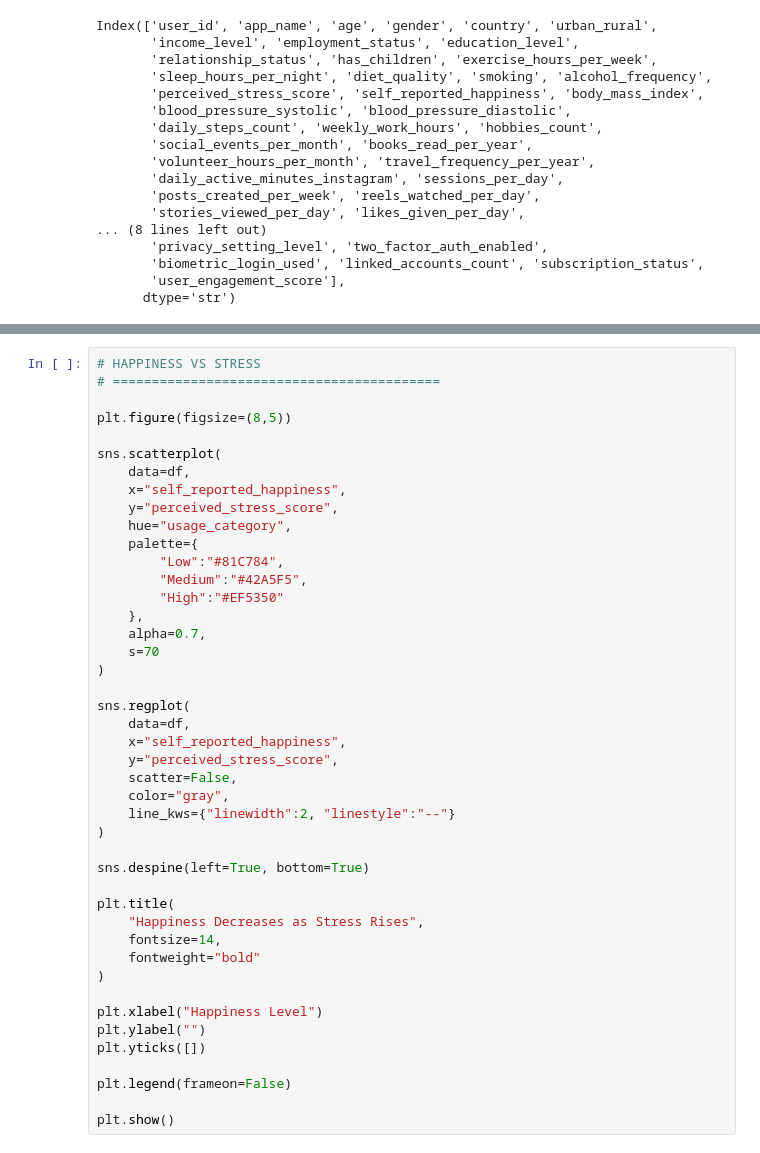
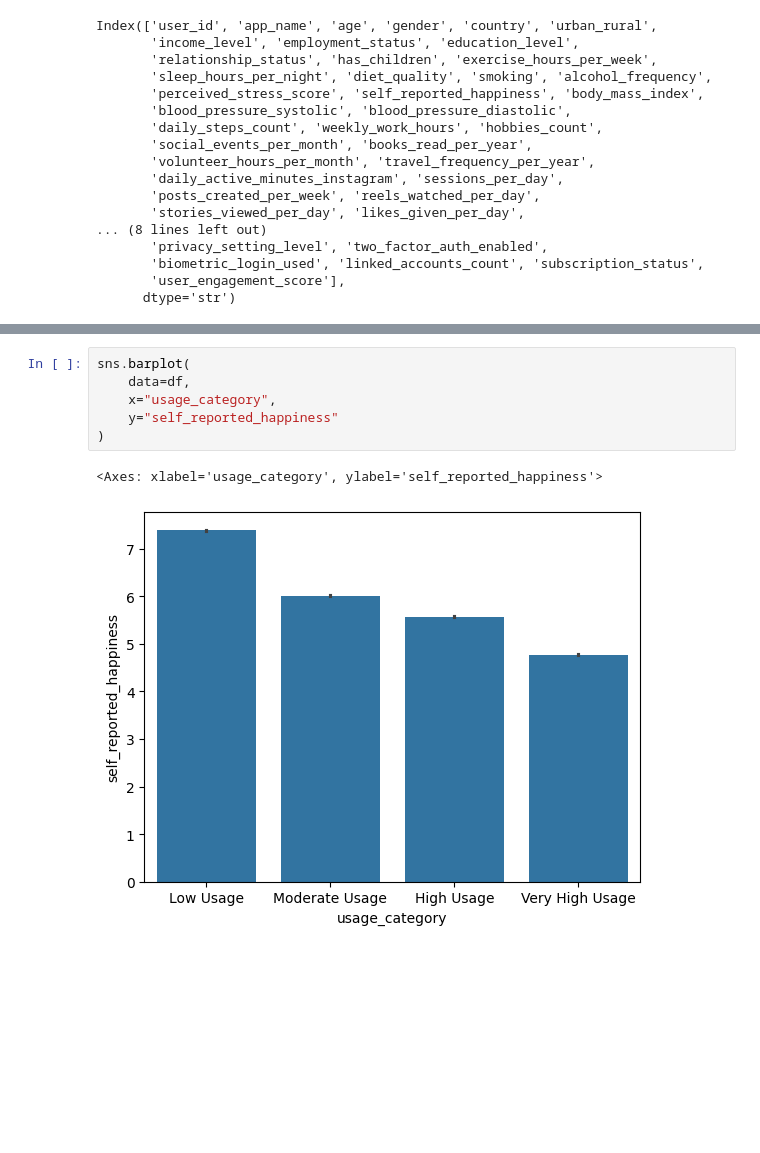
Before and after one commit to David7537/DataVizProject, a Jupyter notebook: DataViz.ipynb, the cells around one changed output, grey strips where cells are left out. Saved outputs shown, nothing was run; the diff lists cells and outputs as text; blank space fills up the shorter version.

```diff
--- a/DataViz.ipynb
+++ b/DataViz.ipynb
@@ -240,44 +150,9 @@ Passing `palette` without assigning `hue` is deprecated and will be removed in v
-# %%
-# HAPPINESS VS STRESS
-# ==========================================
-
-plt.figure(figsize=(8,5))
-
-sns.scatterplot(
-    data=df,
-    x="self_reported_happiness",
-    y="perceived_stress_score",
-    hue="usage_category",
-    palette={
-        "Low":"#81C784",
-        "Medium":"#42A5F5",
-        "High":"#EF5350"
-    },
-    alpha=0.7,
-    s=70
-)
-
-sns.regplot(
-    data=df,
-    x="self_reported_happiness",
-    y="perceived_stress_score",
-    scatter=False,
-    color="gray",
-    line_kws={"linewidth":2, "linestyle":"--"}
-)
-
-sns.despine(left=True, bottom=True)
-
-plt.title(
-    "Happiness Decreases as Stress Rises",
-    fontsize=14,
-    fontweight="bold"
-)
-
-plt.xlabel("Happiness Level")
-plt.ylabel("")
-plt.yticks([])
-
-plt.legend(frameon=False)
-
-plt.show()
+# %%
+sns.barplot(
+    data=df,
+    x="usage_category",
+    y="self_reported_happiness"
+)
+# %% [output]
+<Axes: xlabel='usage_category', ylabel='self_reported_happiness'>
+[figure, added]
```
Also changed, not shown: parts of 9 cells of this notebook.
